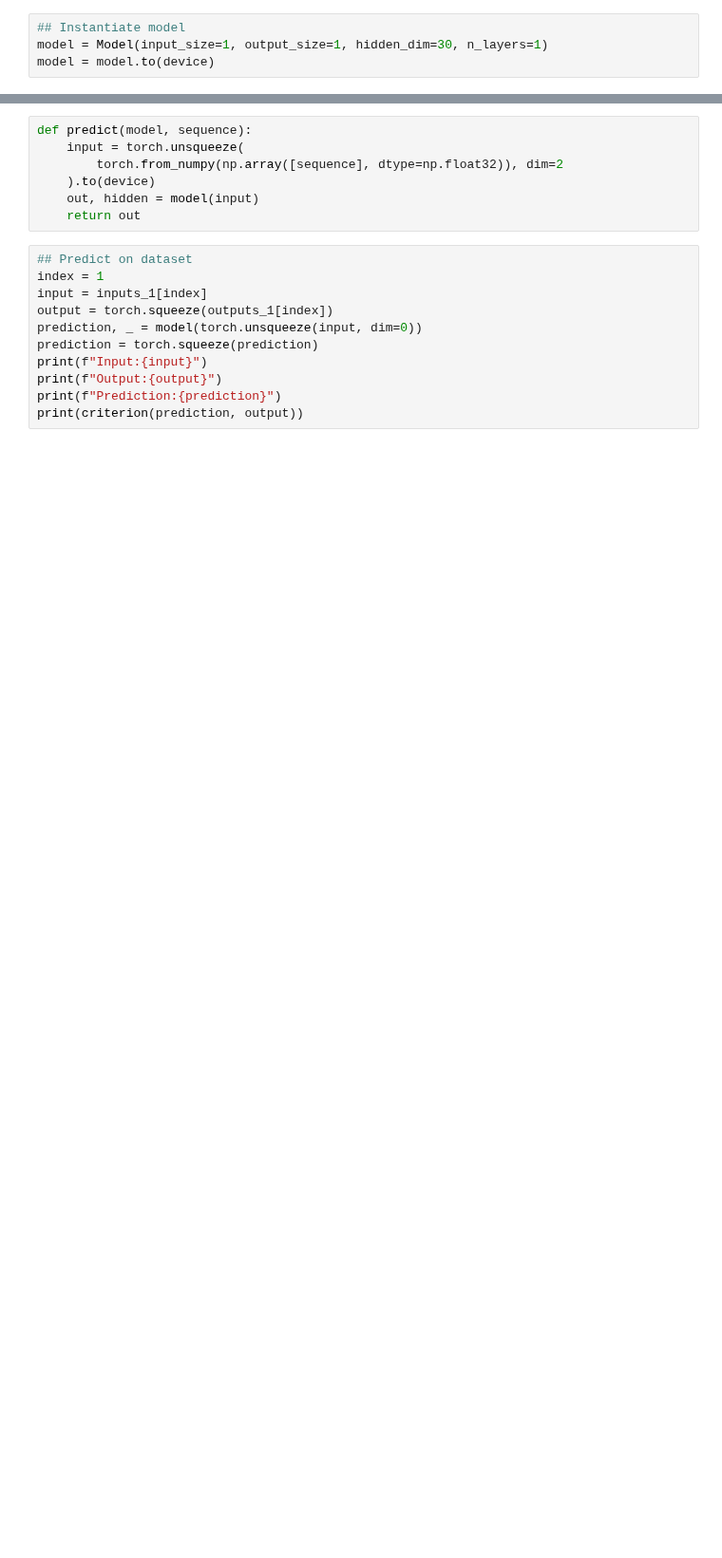
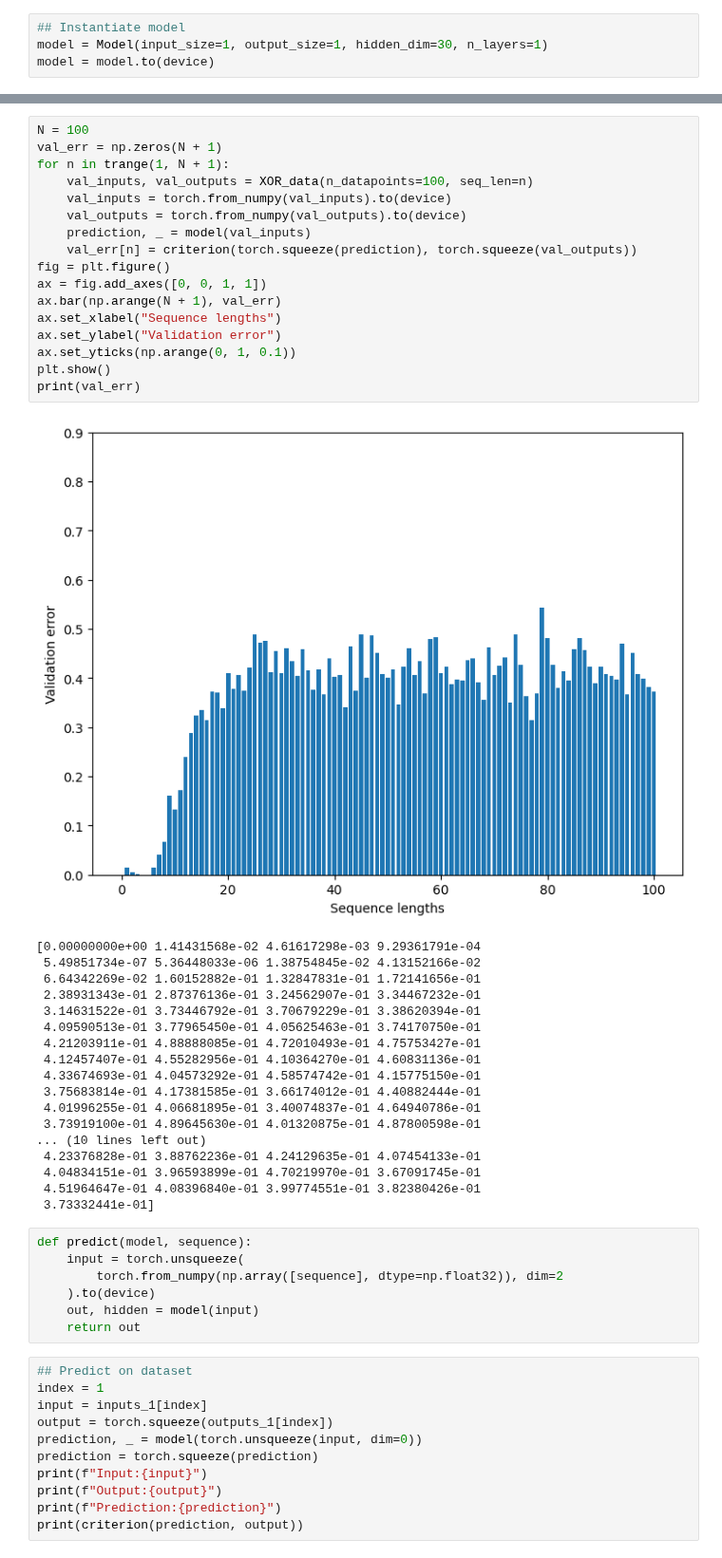
Before and after one commit to loekvanrossem/rnn_structure, a Jupyter notebook: Regularization.ipynb, the cells around one changed output, grey strips where cells are left out. Shown at 95% size. Cells and saved outputs as stored; diff of their text form; blank space fills up the shorter version.

Commit message:
Validation loss

```diff
--- a/Regularization.ipynb
+++ b/Regularization.ipynb
@@ -131,3 +197,39 @@ Epoch: 1000/1000............. Loss: 0.0000
+# %%
+N = 100
+val_err = np.zeros(N + 1)
+for n in trange(1, N + 1):
+    val_inputs, val_outputs = XOR_data(n_datapoints=100, seq_len=n)
+    val_inputs = torch.from_numpy(val_inputs).to(device)
+    val_outputs = torch.from_numpy(val_outputs).to(device)
+    prediction, _ = model(val_inputs)
+    val_err[n] = criterion(torch.squeeze(prediction), torch.squeeze(val_outputs))
+fig = plt.figure()
+ax = fig.add_axes([0, 0, 1, 1])
+ax.bar(np.arange(N + 1), val_err)
+ax.set_xlabel("Sequence lengths")
+ax.set_ylabel("Validation error")
+ax.set_yticks(np.arange(0, 1, 0.1))
+plt.show()
+print(val_err)
+# %% [output]
+[figure, added]
+[0.00000000e+00 1.41431568e-02 4.61617298e-03 9.29361791e-04
+ 5.49851734e-07 5.36448033e-06 1.38754845e-02 4.13152166e-02
+ 6.64342269e-02 1.60152882e-01 1.32847831e-01 1.72141656e-01
+ 2.38931343e-01 2.87376136e-01 3.24562907e-01 3.34467232e-01
+ 3.14631522e-01 3.73446792e-01 3.70679229e-01 3.38620394e-01
+ 4.09590513e-01 3.77965450e-01 4.05625463e-01 3.74170750e-01
+ 4.21203911e-01 4.88888085e-01 4.72010493e-01 4.75753427e-01
+ 4.12457407e-01 4.55282956e-01 4.10364270e-01 4.60831136e-01
+ 4.33674693e-01 4.04573292e-01 4.58574742e-01 4.15775150e-01
+ 3.75683814e-01 4.17381585e-01 3.66174012e-01 4.40882444e-01
+ 4.01996255e-01 4.06681895e-01 3.40074837e-01 4.64940786e-01
+ 3.73919100e-01 4.89645630e-01 4.01320875e-01 4.87800598e-01
+... (10 lines left out)
+ 4.23376828e-01 3.88762236e-01 4.24129635e-01 4.07454133e-01
+ 4.04834151e-01 3.96593899e-01 4.70219970e-01 3.67091745e-01
+ 4.51964647e-01 4.08396840e-01 3.99774551e-01 3.82380426e-01
+ 3.73332441e-01]
 # %%
 def predict(model, sequence):
     input = torch.unsqueeze(
```
Also changed, not shown: parts of 8 cells of this notebook.
